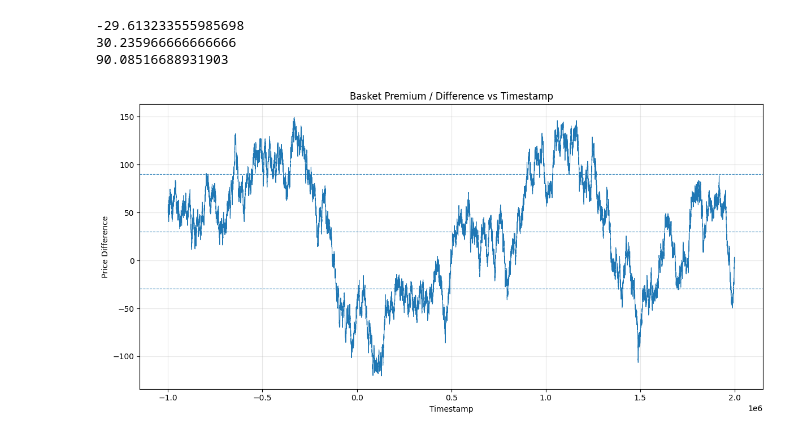
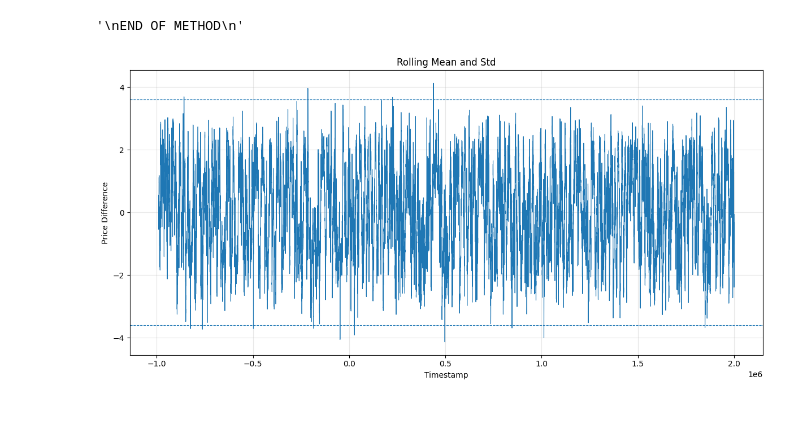
Before and after one commit to ishaanthenerd/IMC-Prosperity-4, a Jupyter notebook: p3_exploration/R2.ipynb, the cells around one changed output. Cells and saved outputs as stored; diff of their text form; code cells hidden in the pictures.

Commit message:
Fixed arbitrage, removed fixed mean from product + deleted 2nd arbitrage product

```diff
--- a/p3_exploration/R2.ipynb
+++ b/p3_exploration/R2.ipynb
@@ -101,10 +102,10 @@ PARAMETERS
 '''
 
 df = full_df # for method below, since it uses df
-side1_products = ["PICNIC_BASKET2"]
+side1_products = ["PICNIC_BASKET1"]
 side1_scalars = [1]
-side2_products = ["CROISSANTS", "JAMS"]
-side2_scalars = [4, 2]
+side2_products = ["PICNIC_BASKET2", "CROISSANTS", "JAMS", "DJEMBES"]
+side2_scalars = [1, 2, 1, 1]
 
 '''
 START OF METHOD
@@ -140,23 +141,38 @@ for product, scalar in zip(side2_products, side2_scalars):
 difference = side1_value - side2_value
 difference_df = difference.reset_index()
 difference_df.columns = ["timestamp", "mid_price"]
-# print(difference_df)
 
 '''
 END OF METHOD
 '''
-
-difference_df["shifted_price"] = difference_df["mid_price"].shift(-1)
-difference_df["shifted_diff"] = (difference_df["mid_price"].shift(-1) - difference_df["mid_price"])
-# print(difference_df)
-
-# this is bs.
-acs = [auto_correlation(difference_df, "mid_price", "shifted_diff", i) for i in range(100, 5100, 100)]
-acs = np.array(acs)
-# print(acs.mean())
-plot_difference(difference_df)
 # %% [output]
--29.613233555985698
-30.235966666666666
-90.08516688931903
+'\nEND OF METHOD\n'
-[figure, removed]
+# %%
+# add window logic
+window = 100
+
+# Rolling mean and std
+difference_df["rolling_mean"] = difference_df["mid_price"].rolling(window=window).mean()
+difference_df["rolling_std"] = difference_df["mid_price"].rolling(window=window).std()
+
+# Z-score
+difference_df["z_score"] = (
+    (difference_df["mid_price"] - difference_df["rolling_mean"])
+    / difference_df["rolling_std"]
+)
+# %%
+# plot graph
+plt.figure(figsize=(12, 6))
+# plt.plot(difference_df["timestamp"], difference_df["rolling_mean"] - 3.6 * difference_df["rolling_std"], linewidth=0.8)
+plt.plot(difference_df["timestamp"], difference_df["z_score"], linewidth=0.8)
+# plt.plot(difference_df["timestamp"], difference_df["rolling_mean"] + 3.6 * difference_df["rolling_std"], linewidth=0.8)
+plt.axhline(-3.6, linestyle="--", linewidth=0.8)
+plt.axhline(+3.6, linestyle="--", linewidth=0.8)
+plt.title("Rolling Mean and Std")
+plt.xlabel("Timestamp")
+plt.ylabel("Price Difference")
+plt.grid(True, alpha=0.3)
+plt.tight_layout()
+plt.show()
+# %% [output]
+[figure, added]
```
Also changed, not shown: parts of 1 cell of this notebook, 2 other files.
